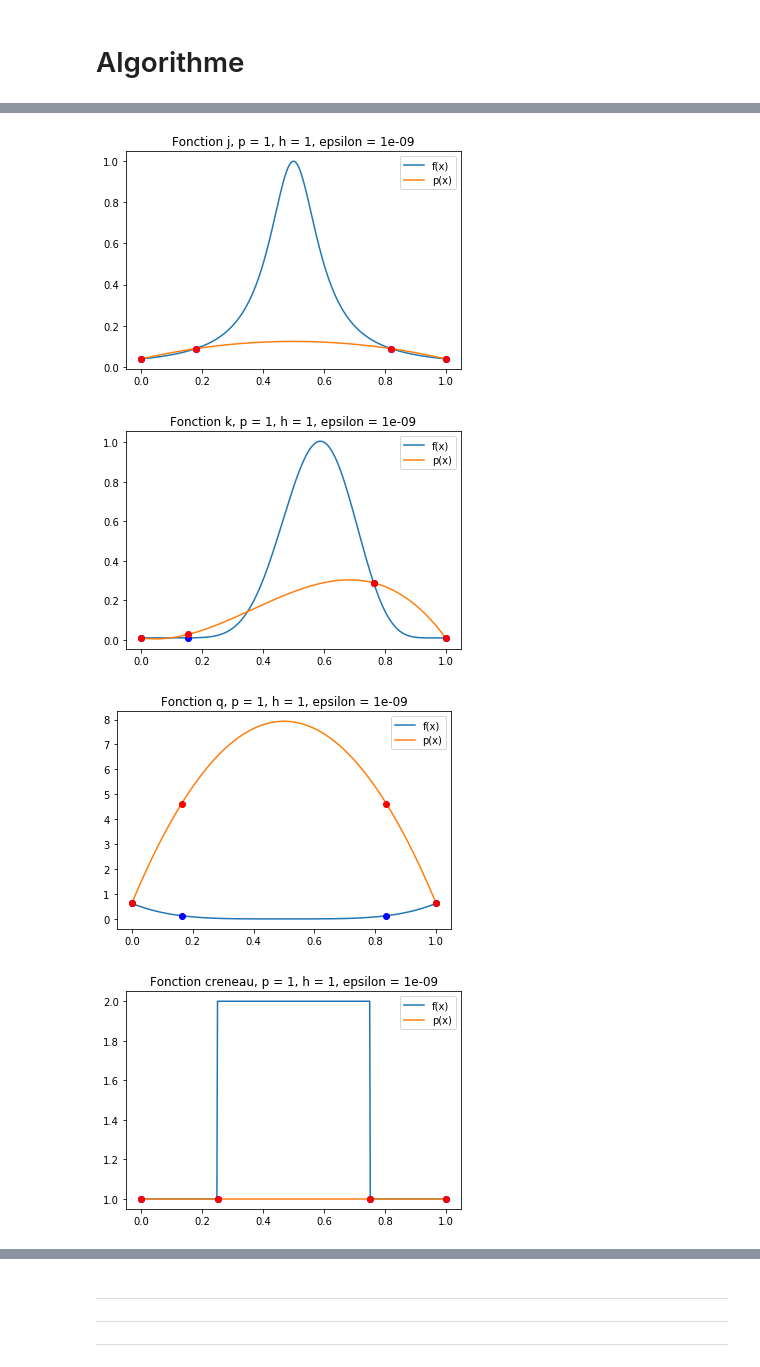
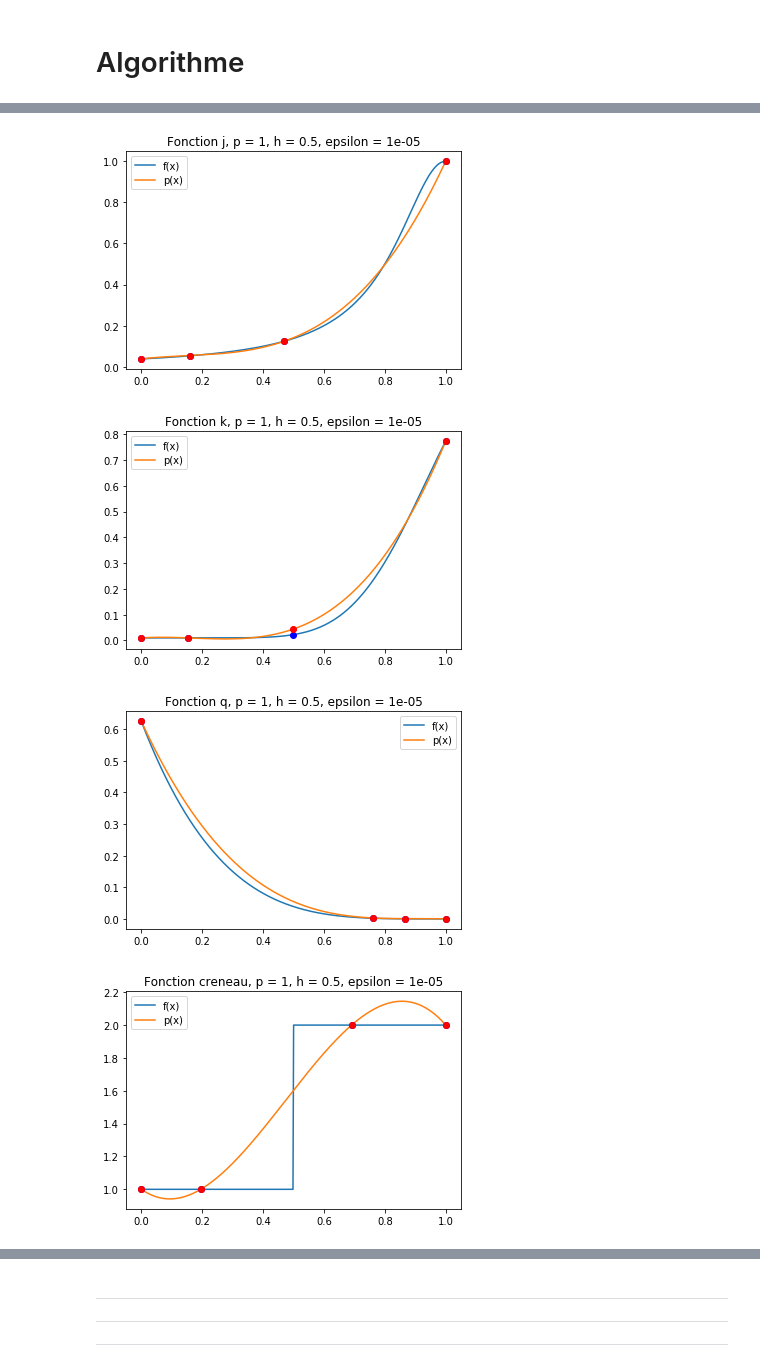
Before and after one commit to gerier/GestionDeProjet4A, a Jupyter notebook: Projet-n=2p+1.ipynb, the cells around one changed output, grey strips where cells are left out. Cells and saved outputs as stored; diff of their text form; code cells hidden in the pictures.

```diff
--- a/Projet-n=2p+1.ipynb
+++ b/Projet-n=2p+1.ipynb
@@ -181,7 +181,7 @@ def a_alpha (p,f,h,alpha,x,epsilon):
         res += somme
     return res
 
-def f_theta(X,p,f,h,espilon):
+def f_theta(X,p,f,h,epsilon):
     # fonction à minimiser - [a[alpha](beta), b[beta](alpha)]
     alpha = X[:p]
     alpha_1 = np.concatenate((alpha,[1]))
@@ -189,42 +189,44 @@ def f_theta(X,p,f,h,espilon):
     beta_0 = np.concatenate(([0],beta))
     return np.concatenate(( b_beta(p,f,h,beta_0,alpha,epsilon), a_alpha(p,f,h,alpha_1,beta,epsilon) ))
 # %%
-def Newton_Raphson (p,f,h,epsi,epsilon,eps=1e-12,itermax=100):
+def epsi_S(p):
+    #permet de calculer le epsilon propre à l'opérateur Séparateur
+    i = np.linspace(0,2*p+1,2*p+2)
+    gamma = 1/2*(1-np.cos(i*np.pi/(2*p+1)))
+    return min( 1/2/(p+1), np.min((gamma[1:]-gamma[:-1])/3))
+
+def Newton_Raphson (p,f,h,epsilon,s=None,eps=1e-12,itermax=100):
+    # reconstruit le polynome le plus interpolant
+    epsi = epsi_S(p)
+    #initialisation
     X = init_X(p)
     X = np.concatenate((X[:p],X[p+2:]))
     k=0
     err=2*eps
     Residus = []
+
     while err > eps and itermax > k :
         X0 = np.copy(X)
         #print(f_theta(X,p,f,h,epsilon))
         d = npl.solve(Jp(p,f,h,X,epsilon),f_theta(X,p,f,h,epsilon))
         X = X - d
-        X = S(p,epsi,X)
+        if s != None and s != 0 :
+            X = S(p,epsi,X)
         #print(f_theta(X,p,f,h,epsilon))
         k+=1
         err = npl.norm(X-X0)/npl.norm(X0)
         Residus += [err]
-    #print(k)
+
     return X,k,Residus
 # %%
-def epsi_S(p):
-    #permet de calculer le epsilon propre à l'opérateur Séparateur
-    i = np.linspace(0,2*p+1,2*p+2)
-    gamma = 1/2*(1-np.cos(i*np.pi/(2*p+1)))
-    return min( 1/2/(p+1), np.min((gamma[1:]-gamma[:-1])/3))
-
 def pn(x,ap,bp):
     #retourne le polynome à partir de la décompo de Lukas
     return x * ap**2 + (1-x) * bp**2
 
-def approxh(x,p,f,h,epsilon):
-    # reconstruit le polynome le plus interpolant
-    epsi = epsi_S(p)
+def approxh(x,p,f,h,epsilon,s=None):
     #X = sco.fsolve(f_theta,np.array([1/4,3/4]), args=(p,f,h,epsilon))
     #X = S(p,epsi,X)
-    X,itermax,residus = Newton_Raphson(p,f,h,epsi,epsilon)
-    #print("ftheta :",f_theta(X,p,f,h,epsilon))
+    X,itermax,residus = Newton_Raphson(p,f,h,epsilon,s)
     X  = np.concatenate(( X[:p],[1],[0],X[p:]))
 
     ap = a_alpha(p,f,h,X[:p+1],x,epsilon)
@@ -232,16 +234,16 @@ def approxh(x,p,f,h,epsilon):
 
     return pn(x,ap,bp),X
 # %%
-def test_approx(p,f,h,espilon,affichage):
+def test_approx(p,f,h,epsilon,affichage=None,s=None):
     x = np.linspace(0,1,501)
-    px, interp = approxh(x,p,f,h,epsilon)
+    px, interp = approxh(x,p,f,h,epsilon,s)
 
     Ap = a_alpha(p,f,h,interp[:p+1],interp,epsilon)
     Bp = b_beta(p,f,h,interp[p+1:],interp,epsilon)
 
     fx = f(x,h)
 
-    if affichage == 1 :
+    if affichage != None and affichage != 0 :
         plt.plot(x,fx,label="f(x)")
         plt.plot(x,px,label="p(x)")
         plt.plot(interp,f(interp,h),'ob')
@@ -249,14 +251,15 @@ def test_approx(p,f,h,espilon,affichage):
         plt.legend()
         name = str(f).split(' ')
         plt.title("Fonction "+name[1]+", p = "+str(p)+", h = "+str(h)+", epsilon = "+str(epsilon))
+        plt.savefig("Fonction "+name[1]+", p = "+str(p)+", h = "+str(h)+", epsilon = "+str(epsilon)+".eps", format='eps')
         plt.show()
 
     return px,fx
 # %%
-h = 1
+h = 1/2
 p = 1
-epsilon=1e-9
+epsilon=1e-5
 
 for fonctions in fonctions_test :
-    test_approx(p,fonctions,h,epsilon,1)
+    test_approx(p,fonctions,h,epsilon,affichage=1,s=1)
 # %% [output]
@@ -266,4 +269,4 @@ for fonctions in fonctions_test :
-[figure, old version]
+[figure, new version]
-[figure, old version]
+[figure, new version]
-[figure, old version]
+[figure, new version]
-[figure, old version]
+[figure, new version]
```
Also changed, not shown: parts of 24 cells of this notebook.
